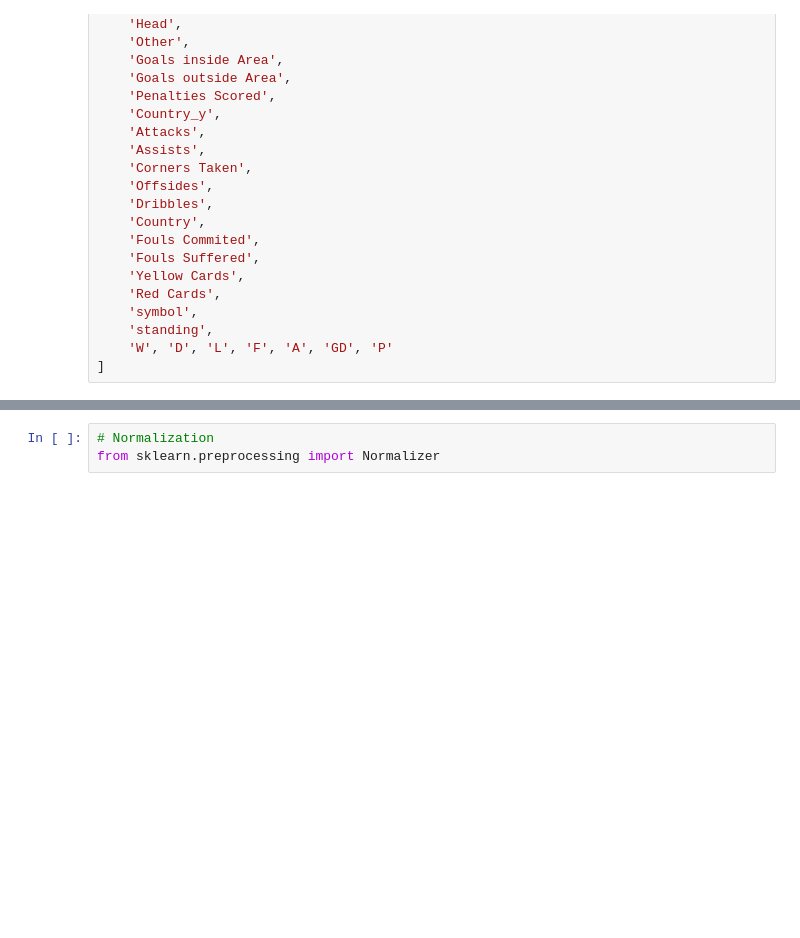
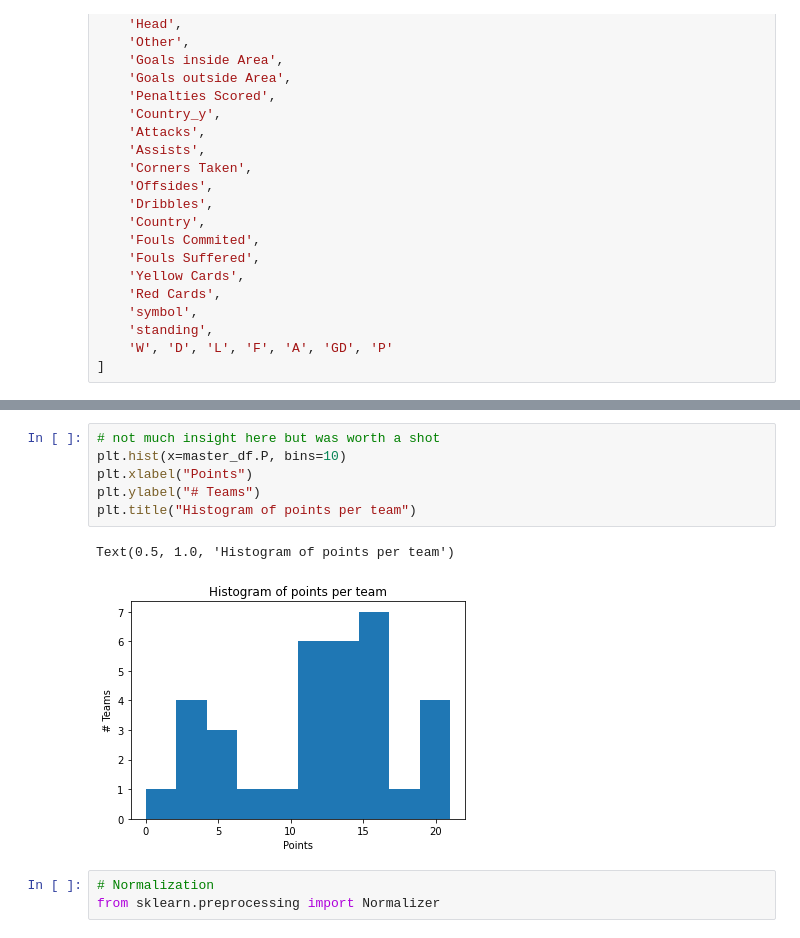
Before and after one commit to NikolaosTM/UCL2025, a Jupyter notebook: LeaguePhase/workbook.ipynb, the cells around one changed output, grey strips where cells are left out. Saved outputs shown, nothing was run; the diff lists cells and outputs as text; blank space fills up the shorter version.

```diff
--- a/LeaguePhase/workbook.ipynb
+++ b/LeaguePhase/workbook.ipynb
@@ -181,3 +192,12 @@ cols = [
+# %%
+# not much insight here but was worth a shot
+plt.hist(x=master_df.P, bins=10)
+plt.xlabel("Points")
+plt.ylabel("# Teams")
+plt.title("Histogram of points per team")
+# %% [output]
+Text(0.5, 1.0, 'Histogram of points per team')
+[figure, added]
 # %%
 # Normalization
 from sklearn.preprocessing import Normalizer
```
Also changed, not shown: parts of 4 cells of this notebook, 2 other files.
